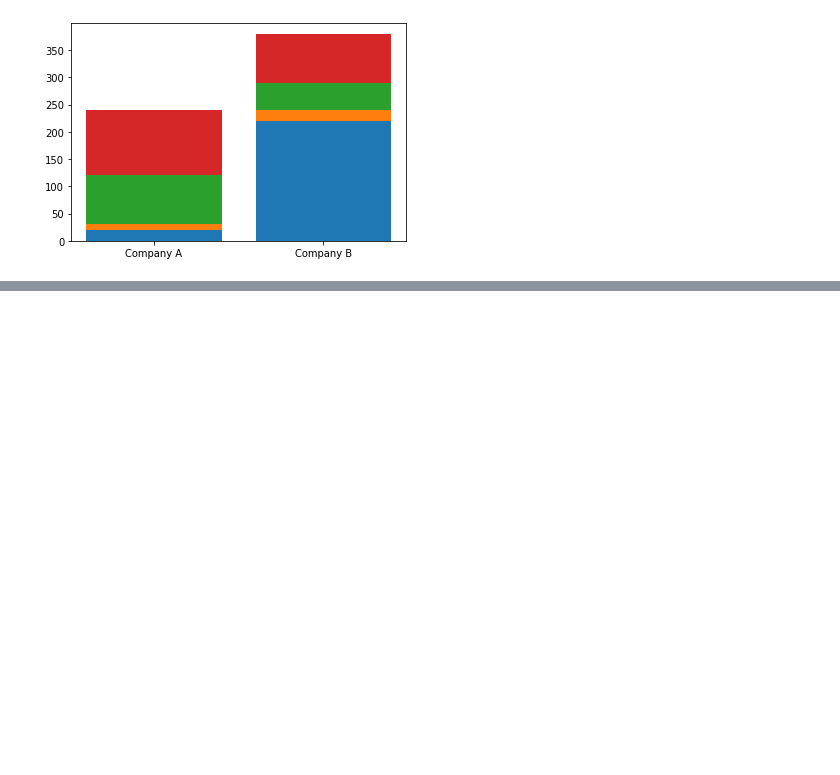
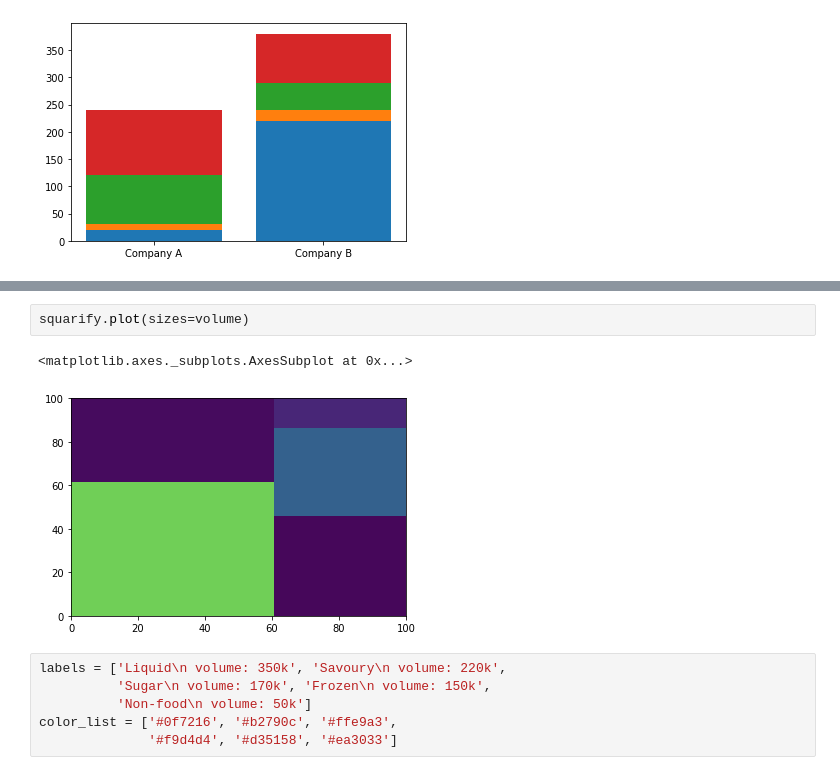
Before and after one commit to boomtoto/python_dataviz, a Jupyter notebook: VisualizeDataComparison.ipynb, the cells around one changed output, grey strips where cells are left out. Drawn from its saved outputs; the diff is of its cells as text; blank space fills up the shorter version.

```diff
--- a/VisualizeDataComparison.ipynb
+++ b/VisualizeDataComparison.ipynb
@@ -136,0 +167,11 @@ plt.bar([1,2],saledata.iloc[:,3],bottom=saledata.iloc[:,0]+saledata.iloc[:,1]+sa
+# %%
+squarify.plot(sizes=volume)
+# %% [output]
+<matplotlib.axes._subplots.AxesSubplot at 0x...>
+[figure, added]
+# %%
+labels = ['Liquid\n volume: 350k', 'Savoury\n volume: 220k',
+          'Sugar\n volume: 170k', 'Frozen\n volume: 150k',
+          'Non-food\n volume: 50k']
+color_list = ['#0f7216', '#b2790c', '#ffe9a3',
+              '#f9d4d4', '#d35158', '#ea3033']
```
Also changed, not shown: parts of 33 cells of this notebook, 2 other files.
